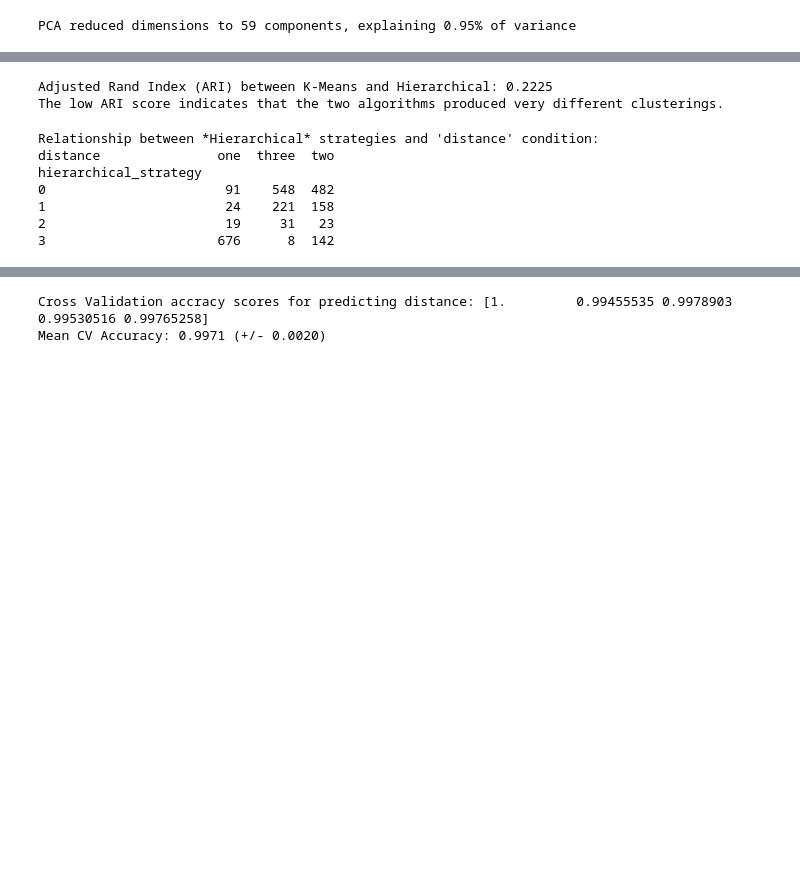
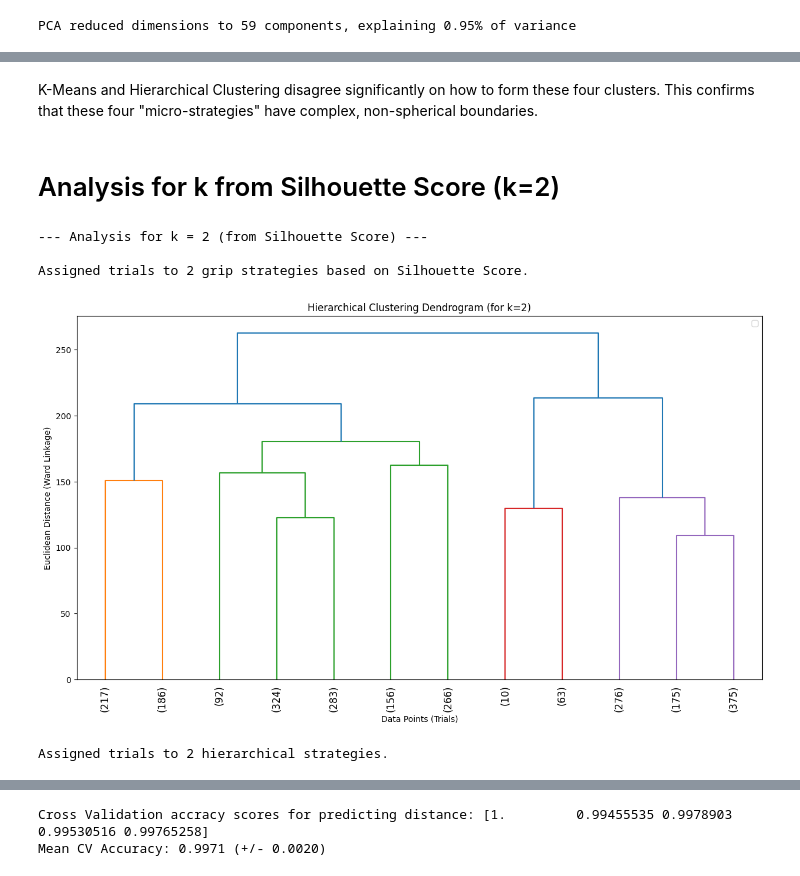
Before and after one commit to BhargavKumarNath/Classifying-Grip-Strategies-Using-Machine-Learning-, a Jupyter notebook: notebooks/02_ml_model_aiming.ipynb, the cells around one changed output, grey strips where cells are left out. Saved outputs shown, nothing was run; the diff lists cells and outputs as text; code cells hidden in the pictures; blank space fills up the shorter version.

```diff
--- a/notebooks/02_ml_model_aiming.ipynb
+++ b/notebooks/02_ml_model_aiming.ipynb
@@ -202,27 +204,38 @@ Interpretation: A strong diagonal in this table means the clusters from both met
-# %%
-# 2. Quantitative Comparison using Adjusted Rand Index (ARI)
-# ARI measures the similarity between two clusterings.
-ari_score = adjusted_rand_score(df_aiming['aiming_strategy'], df_aiming['hierarchical_strategy'])
-print(f"\nAdjusted Rand Index (ARI) between K-Means and Hierarchical: {ari_score:.4f}")
-
-if ari_score > 0.8:
-    print("The high ARI score indicates that both algorithms found very similar underlying structures in the data.")
-elif ari_score > 0.5:
-    print("The moderate ARI score indicates a fair amount of agreement, but some differences in cluster assignments.")
-else:
-    print("The low ARI score indicates that the two algorithms produced very different clusterings.")
-# %% [output]
-Adjusted Rand Index (ARI) between K-Means and Hierarchical: 0.2225
-The low ARI score indicates that the two algorithms produced very different clusterings.
-# %%
-# 3. Compare with experimental conditions
-print("\nRelationship between *Hierarchical* strategies and 'distance' condition:")
-print(pd.crosstab(df_aiming['hierarchical_strategy'], df_aiming['distance']))
-# %% [output]
-Relationship between *Hierarchical* strategies and 'distance' condition:
-distance               one  three  two
-hierarchical_strategy
-0                       91    548  482
-1                       24    221  158
-2                       19     31   23
-3                      676      8  142
+# %% [markdown]
+K-Means and Hierarchical Clustering disagree significantly on how to form these four clusters. This confirms that these four "micro-strategies" have complex, non-spherical boundaries.
+# %% [markdown]
+# Analysis for k from Silhouette Score (k=2)
+# %%
+print(f"\n\n--- Analysis for k = {optimal_k_sil} (from Silhouette Score) ---")
+
+# K-Means Clustering
+kmeans_sil = KMeans(n_clusters=optimal_k_sil, random_state=123, n_init=10)
+cluster_labels_sil = kmeans_sil.fit_predict(X_pca)
+df_aiming["aiming_strategy_sil"] = cluster_labels_sil
+print(f"\nAssigned trials to {optimal_k_sil} grip strategies based on Silhouette Score.")
+# %% [output]
+--- Analysis for k = 2 (from Silhouette Score) ---
+
+Assigned trials to 2 grip strategies based on Silhouette Score.
+# %%
+# Hierarchical Clustering
+linked_sil = linkage(X_pca, method='ward')
+
+plt.figure(figsize=(15, 8))
+plt.title(f'Hierarchical Clustering Dendrogram (for k={optimal_k_sil})')
+plt.xlabel('Data Points (Trials)')
+plt.ylabel('Euclidean Distance (Ward Linkage)')
+dendrogram(linked_sil, truncate_mode='lastp', p=12, show_leaf_counts=True, leaf_rotation=90., leaf_font_size=12.)
+# The cut-off line is illustrative; you might need to adjust its position
+# plt.axhline(y=450, c='k', linestyle='--', label='Cut-off line')
+plt.legend()
+plt.show()
+
+
+hierarchical_cluster_sil = AgglomerativeClustering(n_clusters=optimal_k_sil, linkage='ward')
+hierarchical_labels_sil = hierarchical_cluster_sil.fit_predict(X_pca)
+df_aiming['hierarchical_strategy_sil'] = hierarchical_labels_sil
+print(f"Assigned trials to {optimal_k_sil} hierarchical strategies.")
+# %% [output]
+[figure, added]
+Assigned trials to 2 hierarchical strategies.
```
Also changed, not shown: parts of 24 cells of this notebook, 5 other files.
